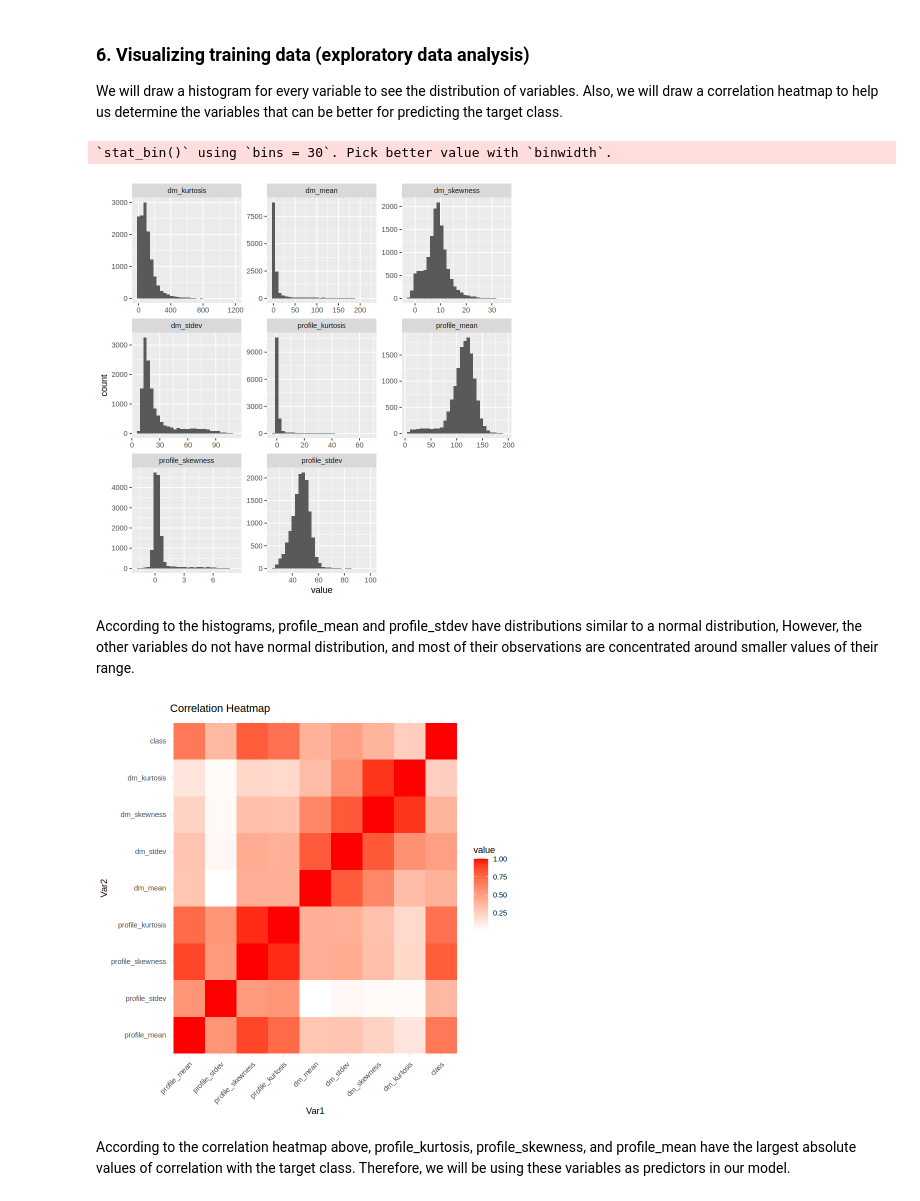
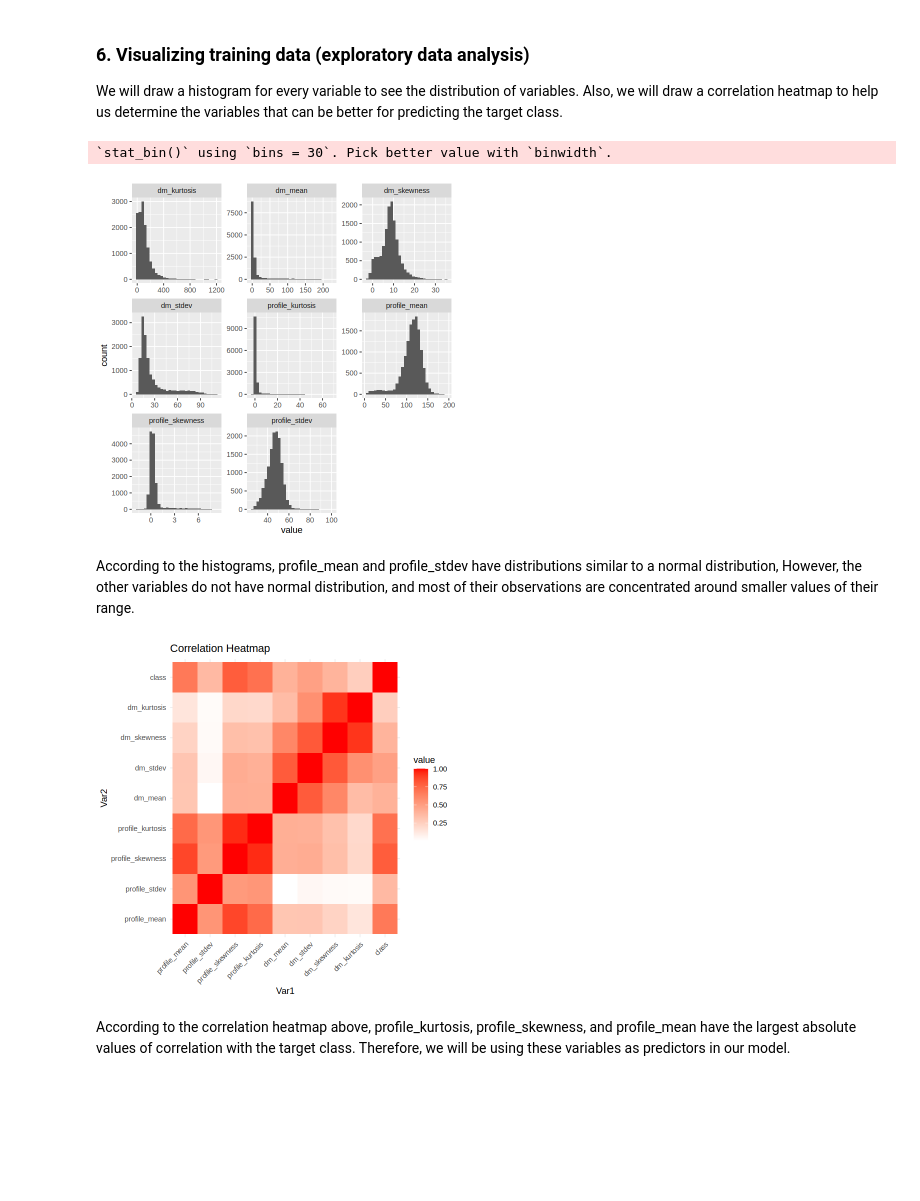
Before and after one commit to sinamhdv/UBC-DSCI-100-project, a Jupyter notebook: project-proposal.ipynb, the cells around one changed output. Saved outputs shown, nothing was run; the diff lists cells and outputs as text; code cells hidden in the pictures; blank space fills up the shorter version.

Commit message:
Added plot height and width

```diff
--- a/project-proposal.ipynb
+++ b/project-proposal.ipynb
@@ -115,6 +115,8 @@ According to the first table, the number of positive class observations is signi
 We will draw a histogram for every variable to see the distribution of variables. Also, we will draw a correlation heatmap to help us determine the variables that can be better for predicting the target class.
 # %%
 # visualize the data
+options(repr.plot.width = 6, repr.plot.height = 6)
+
 long_data <- pulsar_train |>
     select(profile_mean:dm_kurtosis) |>
     gather(column_name, value)
@@ -126,29 +128,30 @@ hist_plots <- ggplot(long_data, aes(x = value)) +
 hist_plots
 # %% [output]
 `stat_bin()` using `bins = 30`. Pick better value with `binwidth`.
-[figure, old version]
+[figure, new version]
 # %% [markdown]
 According to the histograms, profile_mean and profile_stdev have distributions similar to a normal distribution, However, the other variables do not have normal distribution, and most of their observations are concentrated around smaller values of their range.
 # %%
 # draw correlation heatmap
+options(repr.plot.width = 6, repr.plot.height = 6)
 
 # create a correlation matrix
 correlation_matrix <- pulsar_train |>
     mutate(class = as.numeric(class)) |>
     cor()
 
 # change the matrix to dataframe and change values to absolute values
 cor_df <- melt(correlation_matrix) |>
     mutate(value = abs(value))
 
 ggplot(cor_df, aes(x = Var1, y = Var2, fill = value)) +
   geom_tile() +
   scale_fill_gradient(low = "white", high = "red") +
   labs(title = "Correlation Heatmap") +
   theme_minimal() +
   theme(axis.text.x = element_text(angle = 45, hjust = 1))
 # %% [output]
-[figure, old version]
+[figure, new version]
 # %% [markdown]
 According to the correlation heatmap above, profile_kurtosis, profile_skewness, and profile_mean have the largest absolute values of correlation with the target class. Therefore, we will be using these variables as predictors in our model.
 # %% [markdown]
```
